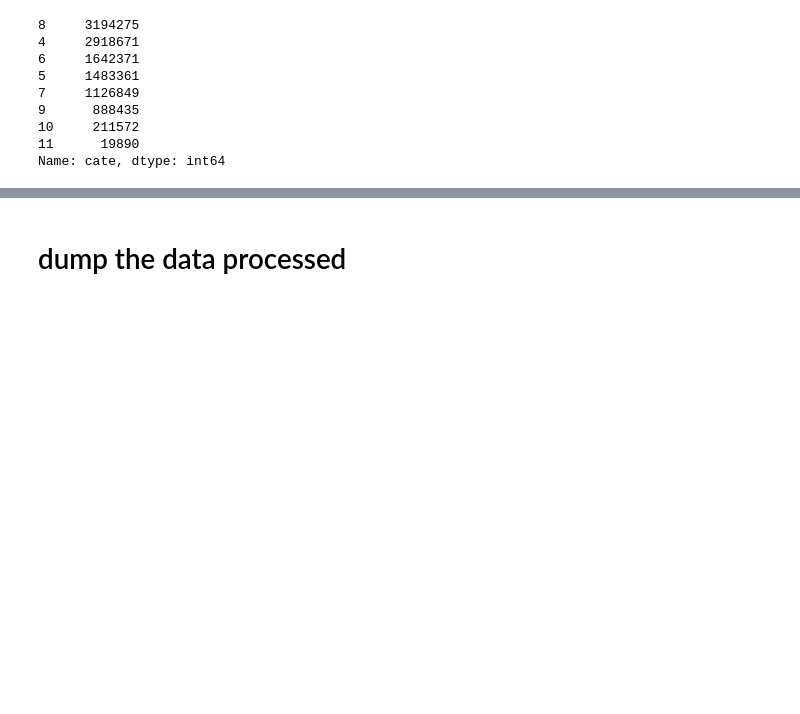
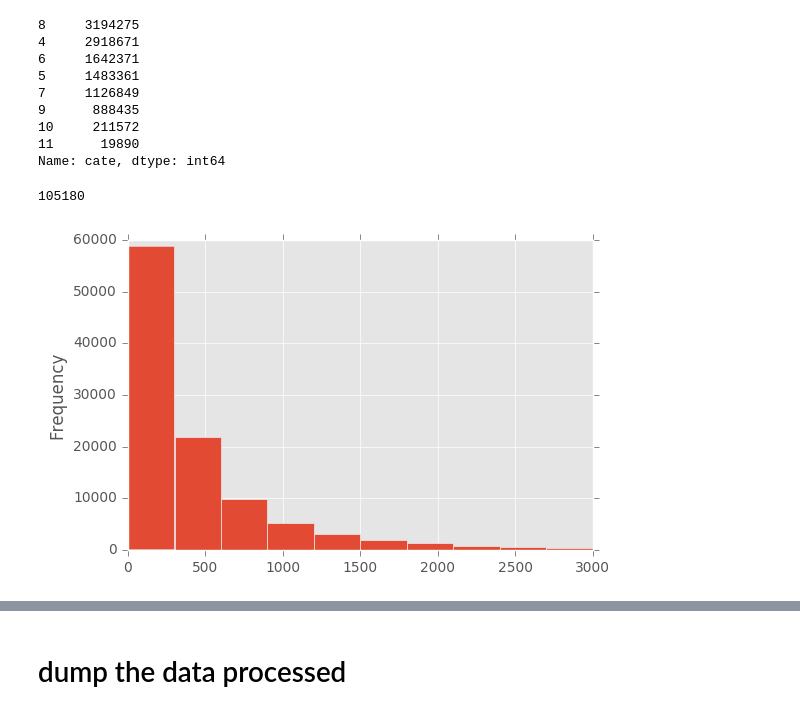
Before and after one commit to 4everer/GZY_JData, a Jupyter notebook: dataETL.ipynb, the cells around one changed output, grey strips where cells are left out. Saved outputs shown, nothing was run; the diff lists cells and outputs as text; code cells hidden in the pictures; blank space fills up the shorter version.

Commit message:
User behavior

```diff
--- a/dataETL.ipynb
+++ b/dataETL.ipynb
@@ -316,3 +316,15 @@ action1.cate.value_counts()
 10     211572
 11      19890
 Name: cate, dtype: int64
+# %%
+action_all = pd.concat([action1, action2, action3])
+pickle.dump(action_all, open('data/all_action', 'w'))
+# %%
+# 瞎逛
+user_cate = action_all.groupby('user_id').cate
+user_cate_count = user_cate.count()
+user_cate_count_mainstream = user_cate_count[user_cate_count < 3000]
+user_cate_count_mainstream.plot.hist()
+# %% [output]
+105180
+[figure, added]
```
Also changed, not shown: parts of 15 cells of this notebook, 2 other files.
